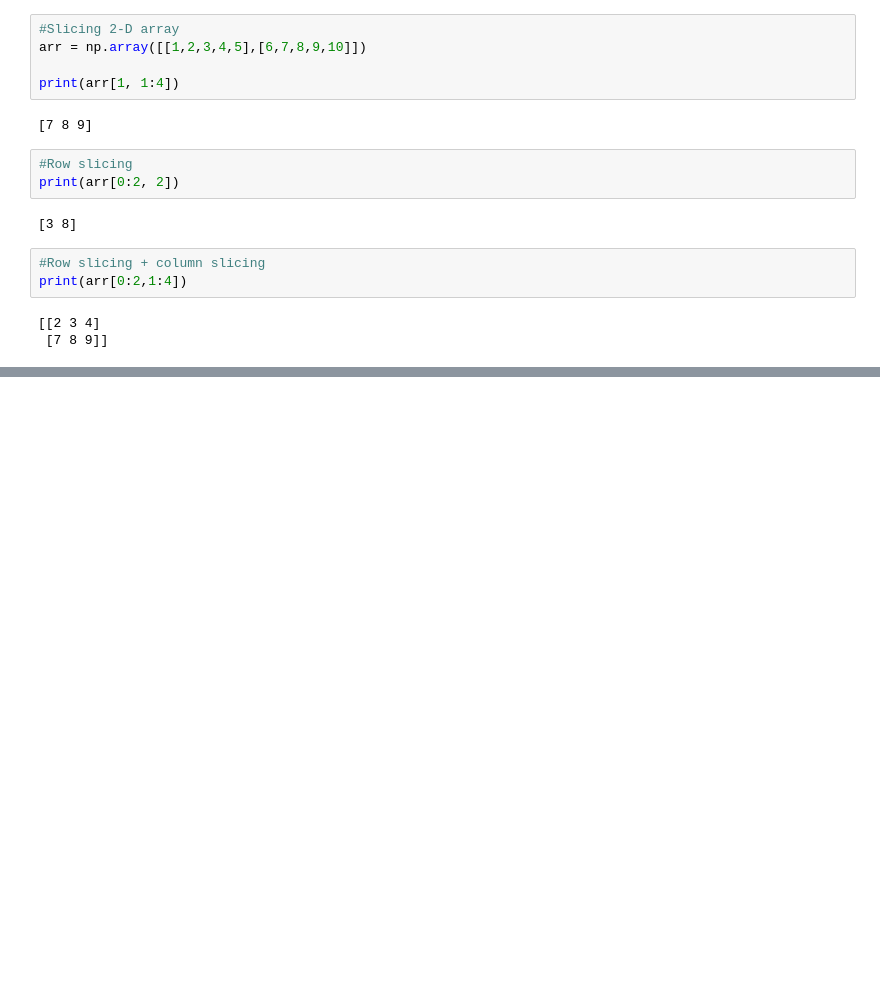
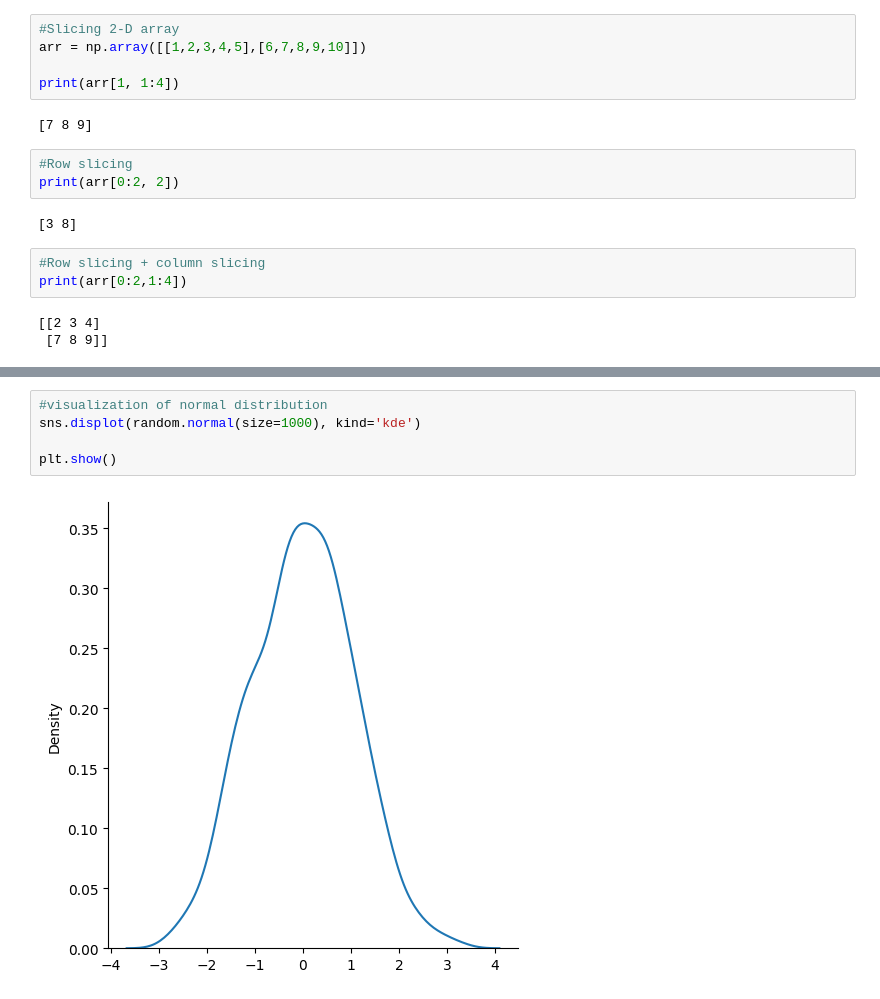
Before and after one commit to Krriisshna/InternshipBharatSkillz, a Jupyter notebook: DataAnalysis/NumPy.ipynb, the cells around one changed output, grey strips where cells are left out. Drawn from its saved outputs; the diff is of its cells as text; blank space fills up the shorter version.

```diff
--- a/DataAnalysis/NumPy.ipynb
+++ b/DataAnalysis/NumPy.ipynb
@@ -163,0 +923,7 @@ print(arr[0:2,1:4])
+# %%
+#visualization of normal distribution
+sns.displot(random.normal(size=1000), kind='kde')
+
+plt.show()
+# %% [output]
+[figure, added]
```
Also changed, not shown: parts of 178 cells of this notebook.
